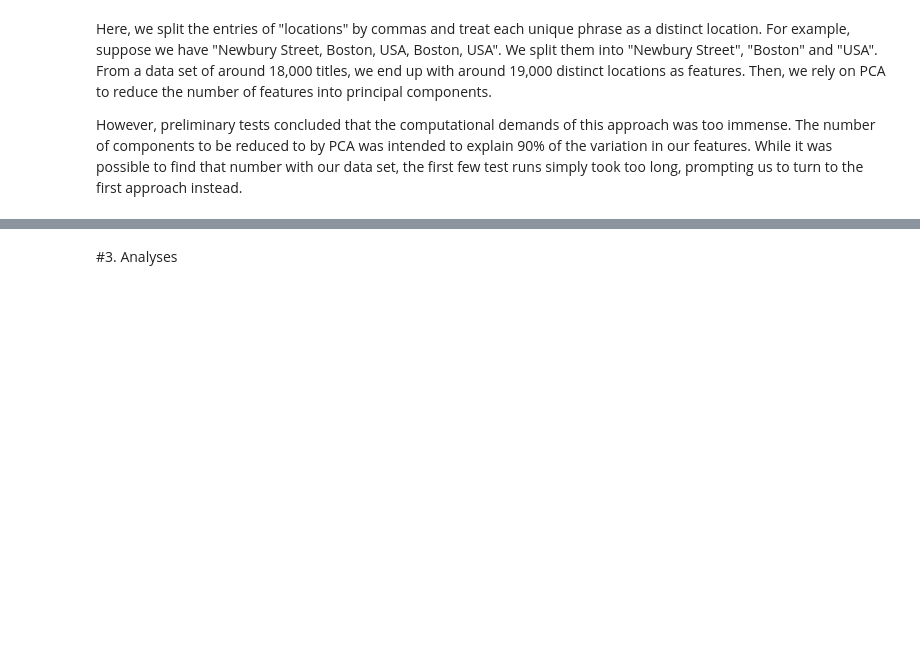
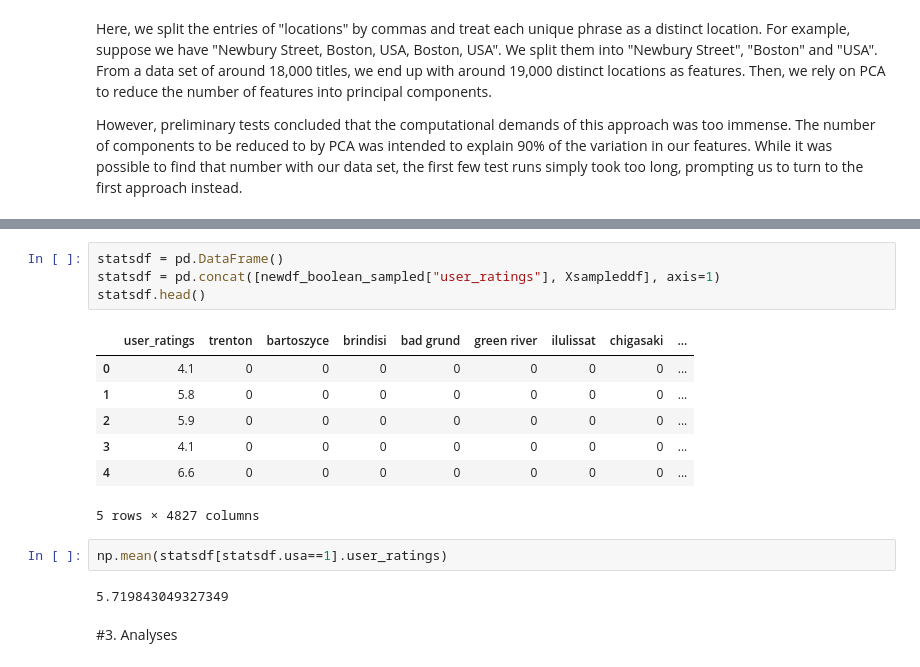
Before and after one commit to zhiqianseah/CS109finalproj, a Jupyter notebook: Project Write Up.ipynb, the cells around one changed output, grey strips where cells are left out. Saved outputs shown, nothing was run; the diff lists cells and outputs as text; blank space fills up the shorter version.

```diff
--- a/Project Write Up.ipynb
+++ b/Project Write Up.ipynb
@@ -42,3 +189,19 @@ However, preliminary tests concluded that the computational demands of this appr
+# %%
+statsdf = pd.DataFrame()
+statsdf = pd.concat([newdf_boolean_sampled["user_ratings"], Xsampleddf], axis=1)
+statsdf.head()
+# %% [output]
+|  | user_ratings | trenton | bartoszyce | brindisi | bad grund | green river | ilulissat | chigasaki | ... |
+| 0 | 4.1 | 0 | 0 | 0 | 0 | 0 | 0 | 0 | ... |
+| 1 | 5.8 | 0 | 0 | 0 | 0 | 0 | 0 | 0 | ... |
+| 2 | 5.9 | 0 | 0 | 0 | 0 | 0 | 0 | 0 | ... |
+| 3 | 4.1 | 0 | 0 | 0 | 0 | 0 | 0 | 0 | ... |
+| 4 | 6.6 | 0 | 0 | 0 | 0 | 0 | 0 | 0 | ... |
+5 rows × 4827 columns
+# %%
+np.mean(statsdf[statsdf.usa==1].user_ratings)
+# %% [output]
+5.719843049327349
 # %% [markdown]
 #3. Analyses
 # %% [markdown]
```
Also changed, not shown: parts of 38 cells of this notebook.
